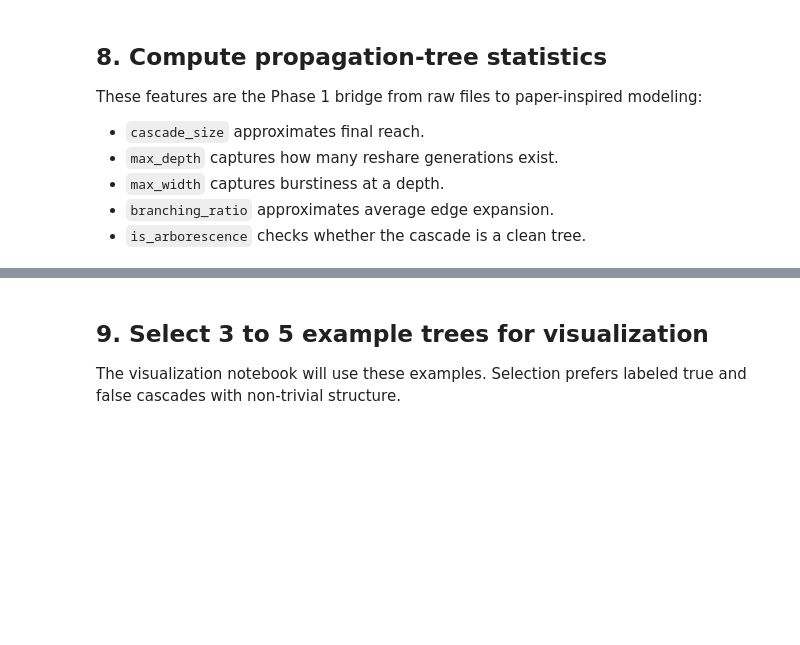
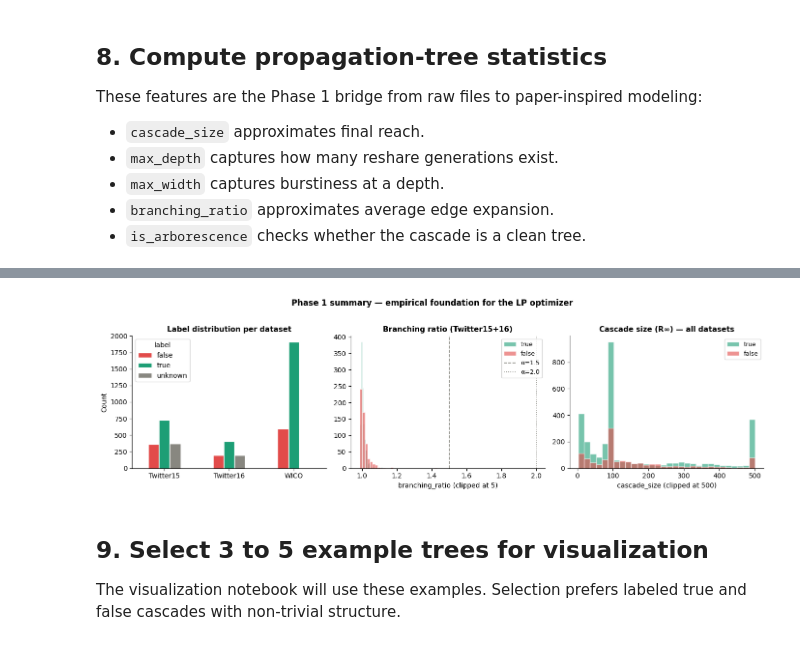
Before and after one commit to Krmsh1n5/infoshield, a Jupyter notebook: explore_data.ipynb, the cells around one changed output, grey strips where cells are left out. Drawn from its saved outputs; the diff is of its cells as text; code cells hidden in the pictures; blank space fills up the shorter version.

Commit message:
Updated explore_data and visualize_trees Code still be revised since every tree presented in visualize_trees has depth 1 The problems are either Config or directly data format related

```diff
--- a/explore_data.ipynb
+++ b/explore_data.ipynb
@@ -706,0 +882,79 @@ Saved: /home/krmsh1n5/Desktop/UFAZ/infoshield/evaluation/propagation_tree_summar
+# %%
+if not tree_summary.empty:
+    ALPHA_VALUES = [1.0, 1.5, 2.0, 3.0]
+
+    print('=== BRANCHING RATIO vs PAPER α PARAMETER ===')
+    print('Fraction of trees with branching_ratio ≥ α (unaltered network):')
+    print()
+
+    for ds, grp in tree_summary.groupby('dataset'):
+        true_g  = grp[grp['label'].eq('true')]['branching_ratio'].dropna()
+        false_g = grp[grp['label'].eq('false')]['branching_ratio'].dropna()
+        if true_g.empty and false_g.empty:
+            continue
+        print(f'  {ds}')
+        for alpha in ALPHA_VALUES:
+            t_pct = 100 * (true_g  >= alpha).mean() if len(true_g)  > 0 else float('nan')
+            f_pct = 100 * (false_g >= alpha).mean() if len(false_g) > 0 else float('nan')
+            print(f'    α={alpha:.1f}  true content: {t_pct:5.1f}%  |  false content: {f_pct:5.1f}%')
+        print()
+
+    print('Interpretation:')
+    print('  The LP uses α=1.5 as the default safety parameter (cfg.lp.alpha).')
+    print('  It only makes sense if a significant fraction of true trees exceed')
+    print('  this threshold naturally — otherwise the constraint is infeasible.')
+    print('  The paper reports feasibility for most events when α=1.5 or α=2.0.')
+    print()
+
+    # ── Label distribution bar chart ─────────────────────────────────────
+    if plt is not None:
+        fig, axes = plt.subplots(1, 3, figsize=(14, 4))
+
+        # Plot 1: label distribution per dataset
+        ax = axes[0]
+        dist = tree_summary.groupby(['dataset','label']).size().unstack(fill_value=0)
+        dist.plot(kind='bar', ax=ax, color=['#E24B4A','#1D9E75','#888780'], edgecolor='white')
+        ax.set_title('Label distribution per dataset', fontsize=11, fontweight='bold')
+        ax.set_ylabel('Count')
+        ax.set_xlabel('')
+        ax.tick_params(axis='x', rotation=0)
+        ax.spines[['top','right']].set_visible(False)
+
+        # Plot 2: branching ratio distribution true vs false
+        ax = axes[1]
+        t15 = tree_summary[tree_summary['dataset'].isin(['Twitter15','Twitter16'])]
+        for label, color in [('true','#1D9E75'), ('false','#E24B4A')]:
+            vals = t15[t15['label'].eq(label)]['branching_ratio'].dropna()
+            ax.hist(vals.clip(upper=5), bins=30, alpha=0.6, color=color,
+                    label=label, edgecolor='white')
+        for alpha_val, ls in [(1.5,'--'),(2.0,':')]:
+            ax.axvline(alpha_val, color='#888780', linestyle=ls, linewidth=1.2,
+                       label=f'α={alpha_val}')
+        ax.set_title('Branching ratio (Twitter15+16)', fontsize=11, fontweight='bold')
+        ax.set_xlabel('branching_ratio (clipped at 5)')
+        ax.legend(fontsize=9)
+        ax.spines[['top','right']].set_visible(False)
+
+        # Plot 3: cascade size by label
+        ax = axes[2]
+        for label, color in [('true','#1D9E75'), ('false','#E24B4A')]:
+            vals = tree_summary[tree_summary['label'].eq(label)]['cascade_size'].dropna()
+            ax.hist(vals.clip(upper=500), bins=30, alpha=0.6, color=color,
+                    label=label, edgecolor='white')
+        ax.set_title('Cascade size (R∞) — all datasets', fontsize=11, fontweight='bold')
+        ax.set_xlabel('cascade_size (clipped at 500)')
+        ax.legend(fontsize=9)
+        ax.spines[['top','right']].set_visible(False)
+
+        plt.suptitle(
+            'Phase 1 summary — empirical foundation for the LP optimizer',
+            fontsize=12, fontweight='bold', y=1.02
+        )
+        plt.tight_layout()
+        out = EVAL_DIR / 'phase1_summary_charts.png'
+        plt.savefig(out, dpi=150, bbox_inches='tight')
+        print('Saved:', out)
+        plt.show()
+else:
+    print('tree_summary is empty — run cells above first.')
+# %% [output]
@@ -707,3 +978,4 @@ Saved: /home/krmsh1n5/Desktop/UFAZ/infoshield/evaluation/propagation_tree_summar
+[figure, added]
 # %% [markdown]
 ## 9. Select 3 to 5 example trees for visualization
 
```
Also changed, not shown: parts of 26 cells of this notebook, 27 other files.
